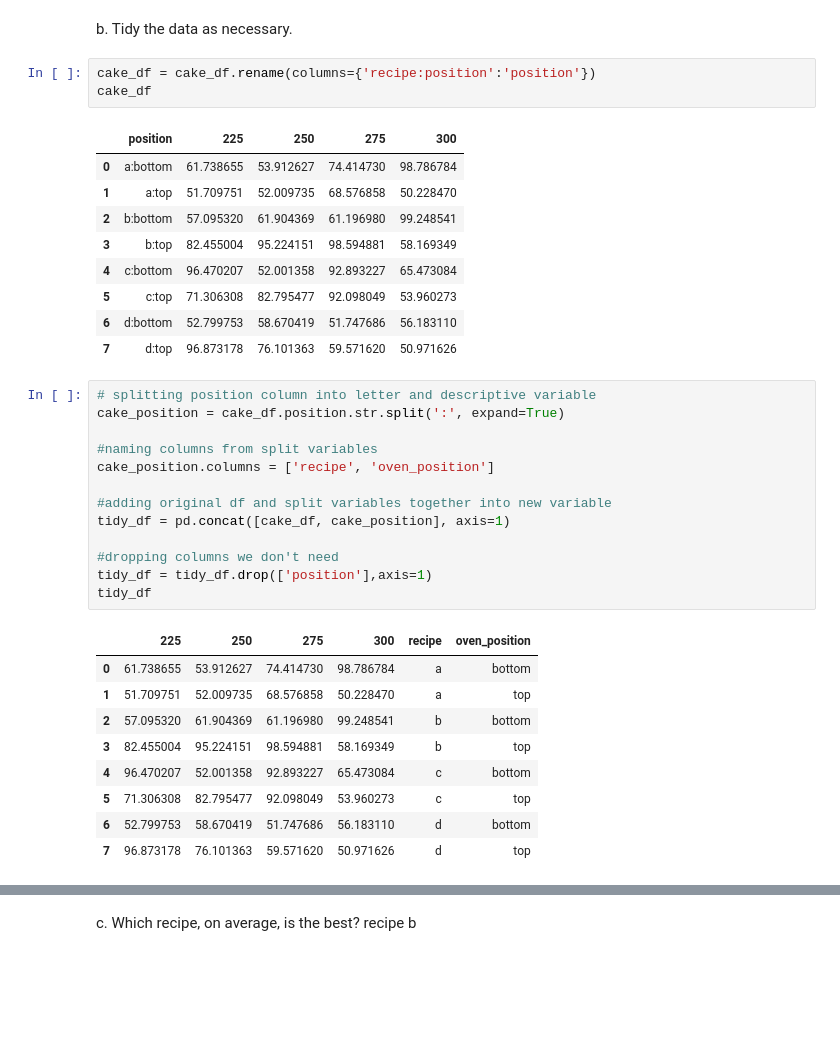
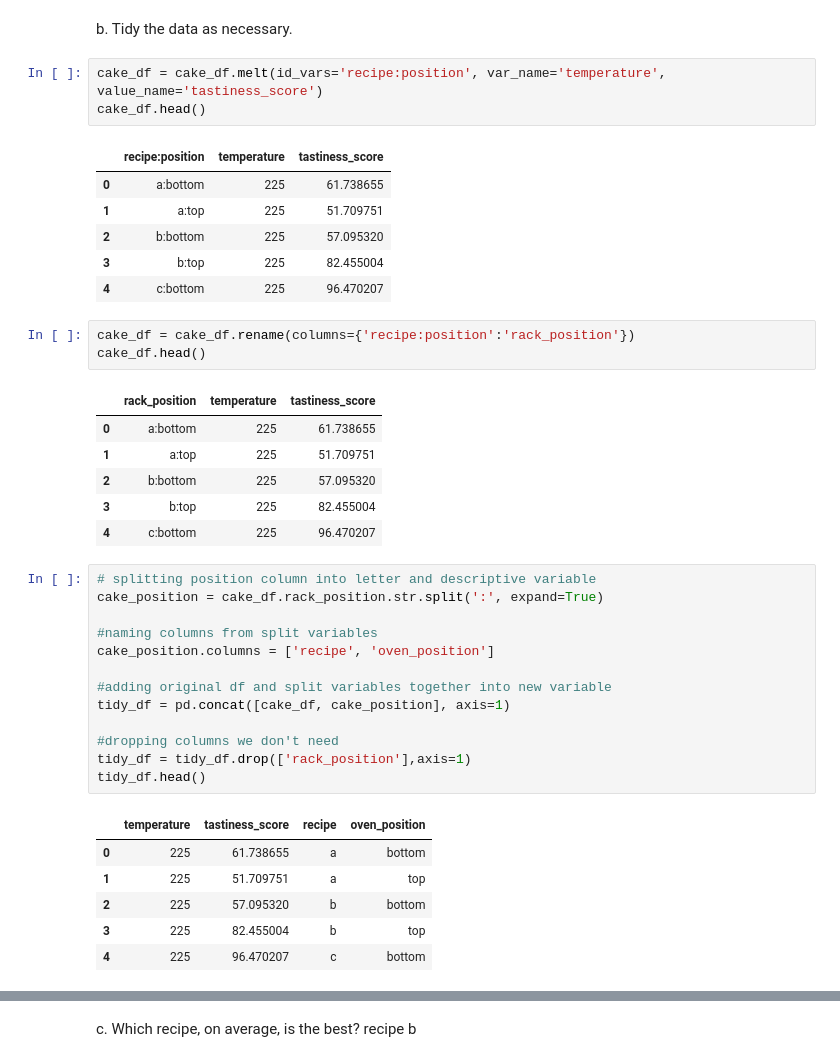
Before and after one commit to ThompsonBethany01/classification-exercises, a Jupyter notebook: tidy_data.ipynb, the cells around one changed output, grey strips where cells are left out. Saved outputs shown, nothing was run; the diff lists cells and outputs as text; blank space fills up the shorter version.

```diff
--- a/tidy_data.ipynb
+++ b/tidy_data.ipynb
@@ -140,39 +158,43 @@ cake_df
 | 7 | d:top | 96.873178 | 76.101363 | 59.571620 | 50.971626 |
 # %% [markdown]
 b. Tidy the data as necessary.
+# %%
+cake_df = cake_df.melt(id_vars='recipe:position', var_name='temperature', value_name='tastiness_score')
+cake_df.head()
+# %% [output]
+|  | recipe:position | temperature | tastiness_score |
+| 0 | a:bottom | 225 | 61.738655 |
+| 1 | a:top | 225 | 51.709751 |
+| 2 | b:bottom | 225 | 57.095320 |
+| 3 | b:top | 225 | 82.455004 |
+| 4 | c:bottom | 225 | 96.470207 |
 # %%
-cake_df = cake_df.rename(columns={'recipe:position':'position'})
-cake_df
+cake_df = cake_df.rename(columns={'recipe:position':'rack_position'})
+cake_df.head()
 # %% [output]
-|  | position | 225 | 250 | 275 | 300 |
-| 0 | a:bottom | 61.738655 | 53.912627 | 74.414730 | 98.786784 |
-| 1 | a:top | 51.709751 | 52.009735 | 68.576858 | 50.228470 |
-| 2 | b:bottom | 57.095320 | 61.904369 | 61.196980 | 99.248541 |
-| 3 | b:top | 82.455004 | 95.224151 | 98.594881 | 58.169349 |
-| 4 | c:bottom | 96.470207 | 52.001358 | 92.893227 | 65.473084 |
-| 5 | c:top | 71.306308 | 82.795477 | 92.098049 | 53.960273 |
-| 6 | d:bottom | 52.799753 | 58.670419 | 51.747686 | 56.183110 |
-| 7 | d:top | 96.873178 | 76.101363 | 59.571620 | 50.971626 |
+|  | rack_position | temperature | tastiness_score |
+| 0 | a:bottom | 225 | 61.738655 |
+| 1 | a:top | 225 | 51.709751 |
+| 2 | b:bottom | 225 | 57.095320 |
+| 3 | b:top | 225 | 82.455004 |
+| 4 | c:bottom | 225 | 96.470207 |
 # %%
 # splitting position column into letter and descriptive variable
-cake_position = cake_df.position.str.split(':', expand=True)
+cake_position = cake_df.rack_position.str.split(':', expand=True)
 
 #naming columns from split variables
 cake_position.columns = ['recipe', 'oven_position']
 
 #adding original df and split variables together into new variable
 tidy_df = pd.concat([cake_df, cake_position], axis=1)
 
 #dropping columns we don't need
-tidy_df = tidy_df.drop(['position'],axis=1)
-tidy_df
+tidy_df = tidy_df.drop(['rack_position'],axis=1)
+tidy_df.head()
 # %% [output]
-|  | 225 | 250 | 275 | 300 | recipe | oven_position |
-| 0 | 61.738655 | 53.912627 | 74.414730 | 98.786784 | a | bottom |
-| 1 | 51.709751 | 52.009735 | 68.576858 | 50.228470 | a | top |
-| 2 | 57.095320 | 61.904369 | 61.196980 | 99.248541 | b | bottom |
-| 3 | 82.455004 | 95.224151 | 98.594881 | 58.169349 | b | top |
-| 4 | 96.470207 | 52.001358 | 92.893227 | 65.473084 | c | bottom |
-| 5 | 71.306308 | 82.795477 | 92.098049 | 53.960273 | c | top |
-| 6 | 52.799753 | 58.670419 | 51.747686 | 56.183110 | d | bottom |
-| 7 | 96.873178 | 76.101363 | 59.571620 | 50.971626 | d | top |
+|  | temperature | tastiness_score | recipe | oven_position |
+| 0 | 225 | 61.738655 | a | bottom |
+| 1 | 225 | 51.709751 | a | top |
+| 2 | 225 | 57.095320 | b | bottom |
+| 3 | 225 | 82.455004 | b | top |
+| 4 | 225 | 96.470207 | c | bottom |
```
Also changed, not shown: parts of 7 cells of this notebook.
